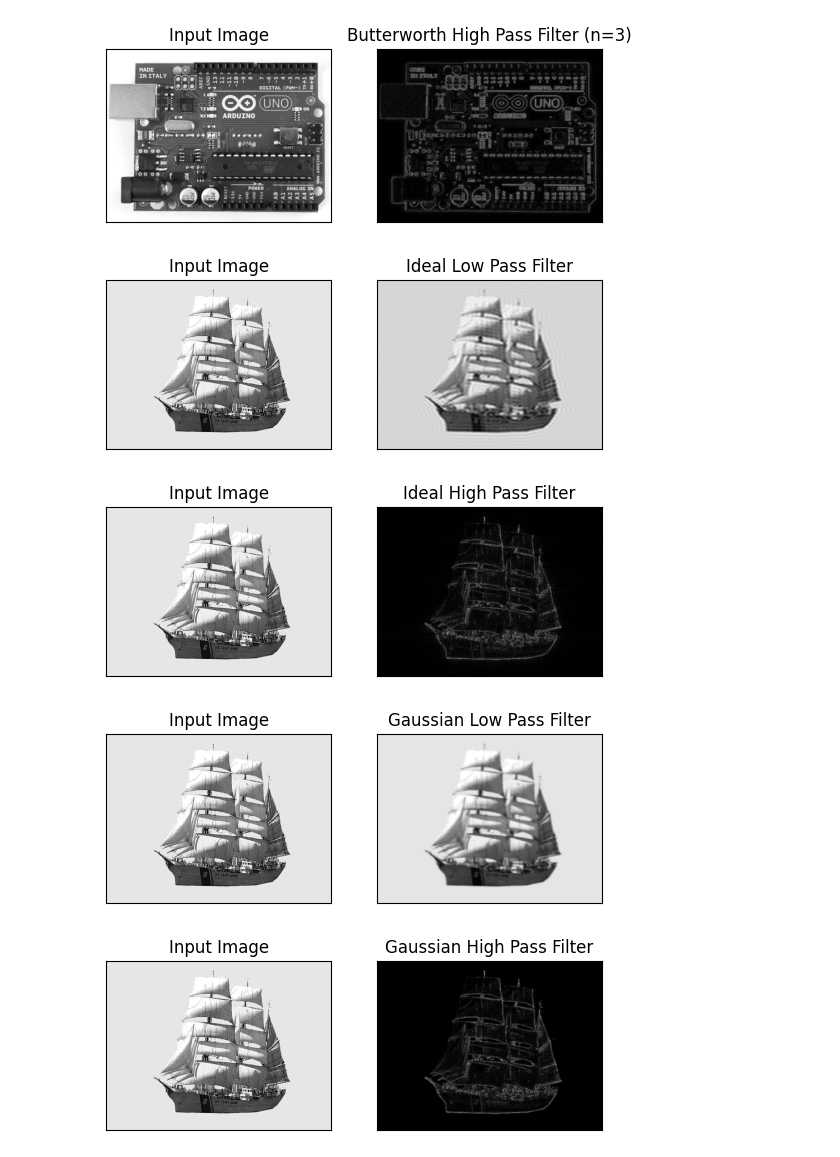
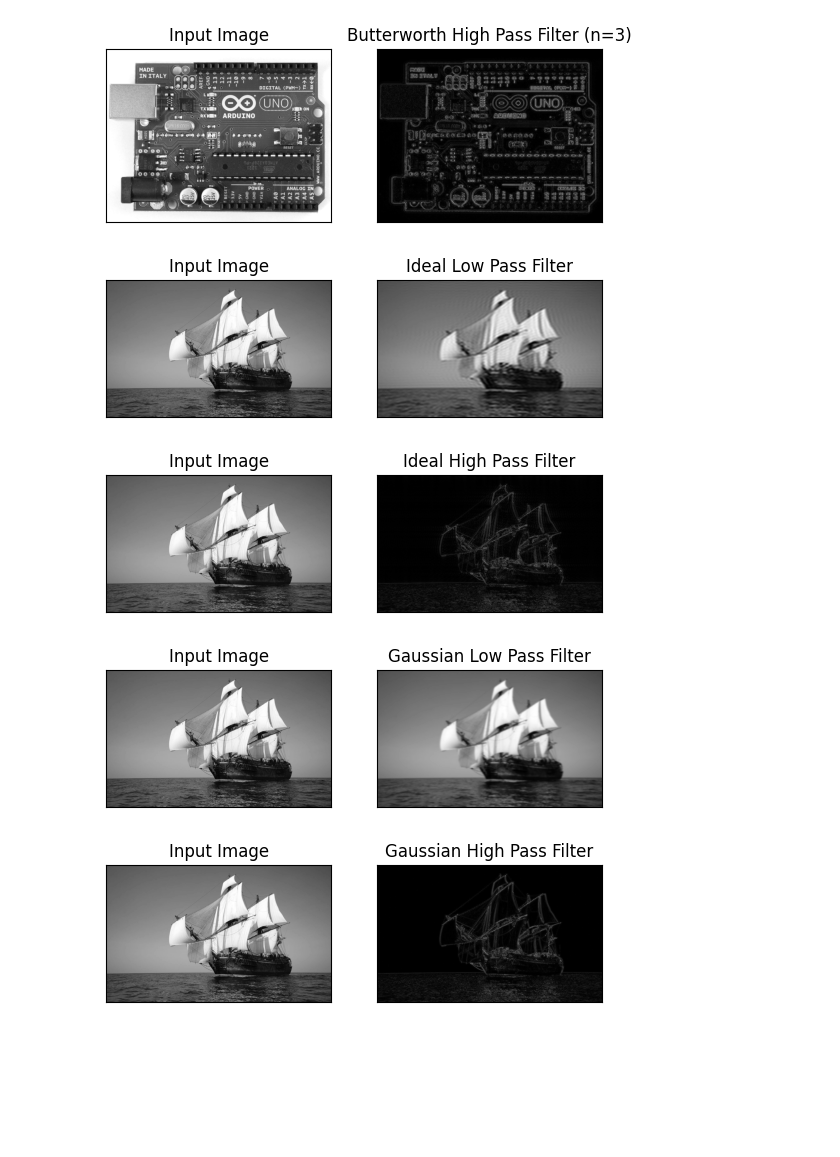
Before and after one commit to PsimonL/ImageProcessing, a Jupyter notebook: Lab4/main.ipynb, the cells around one changed output. Drawn from its saved outputs; the diff is of its cells as text; code cells hidden in the pictures; blank space fills up the shorter version.

```diff
--- a/Lab4/main.ipynb
+++ b/Lab4/main.ipynb
@@ -229,17 +198,17 @@ image_arduino_circuit_path = "images/ship.png"
 # %%
-filter_image(image_path=image_arduino_circuit_path, radius=50, filter_type="ideal", flag="low", n=None)
+filter_image(image_path=image_ship_path, radius=50, filter_type="ideal", flag="low", n=None)
 # %% [output]
-[figure, old version]
+[figure, new version]
 # %%
-filter_image(image_path=image_arduino_circuit_path, radius=50, filter_type="ideal", flag="high", n=None)
+filter_image(image_path=image_ship_path, radius=50, filter_type="ideal", flag="high", n=None)
 # %% [output]
-[figure, old version]
+[figure, new version]
 # %%
-filter_image(image_path=image_arduino_circuit_path, radius=50, filter_type="gaussian", flag="low", n=None)
+filter_image(image_path=image_ship_path, radius=50, filter_type="gaussian", flag="low", n=None)
 # %% [output]
-[figure, old version]
+[figure, new version]
 # %%
-filter_image(image_path=image_arduino_circuit_path, radius=50, filter_type="gaussian", flag="high", n=None)
+filter_image(image_path=image_ship_path, radius=50, filter_type="gaussian", flag="high", n=None)
 # %% [output]
-[figure, old version]
+[figure, new version]
 # %%
```
Also changed, not shown: parts of 12 cells of this notebook, 3 other files.
